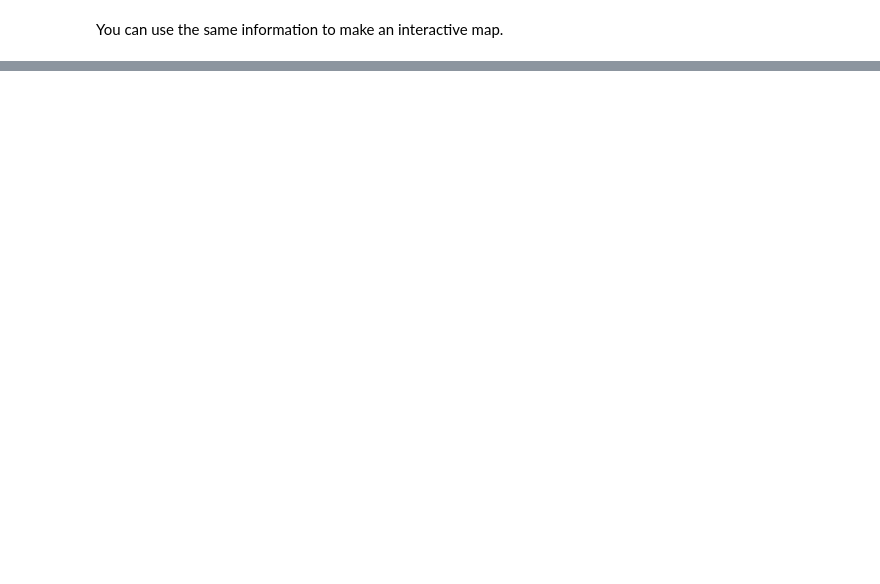
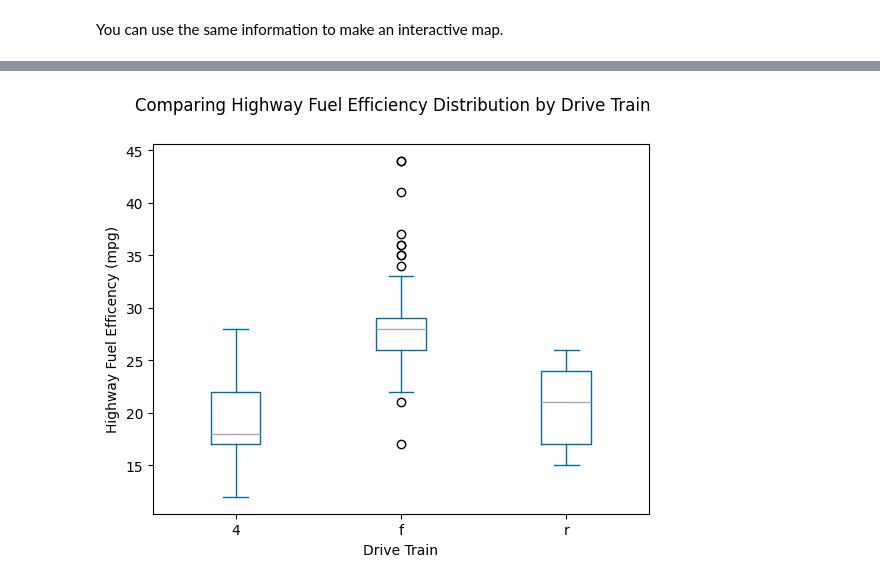
Before and after one commit to jrladd/CIS241, a Jupyter notebook: guides/pandas.ipynb, the cells around one changed output, grey strips where cells are left out. Saved outputs shown, nothing was run; the diff lists cells and outputs as text; code cells hidden in the pictures; blank space fills up the shorter version.

```diff
--- a/guides/pandas.ipynb
+++ b/guides/pandas.ipynb
@@ -978,0 +1048,13 @@ gdf.explore()
+# %%
+mpg.plot(
+    kind="box",
+    by="drv",
+    column="hwy",
+    title="Comparing Highway Fuel Efficiency Distribution by Drive Train",
+    xlabel="Drive Train",
+    ylabel="Highway Fuel Efficency (mpg)"
+)
+plt.title(None) # Remove unnecessary grouping title
+plt.show()
+# %% [output]
+[figure, added]
```
Also changed, not shown: parts of 44 cells of this notebook, 1 other file.
